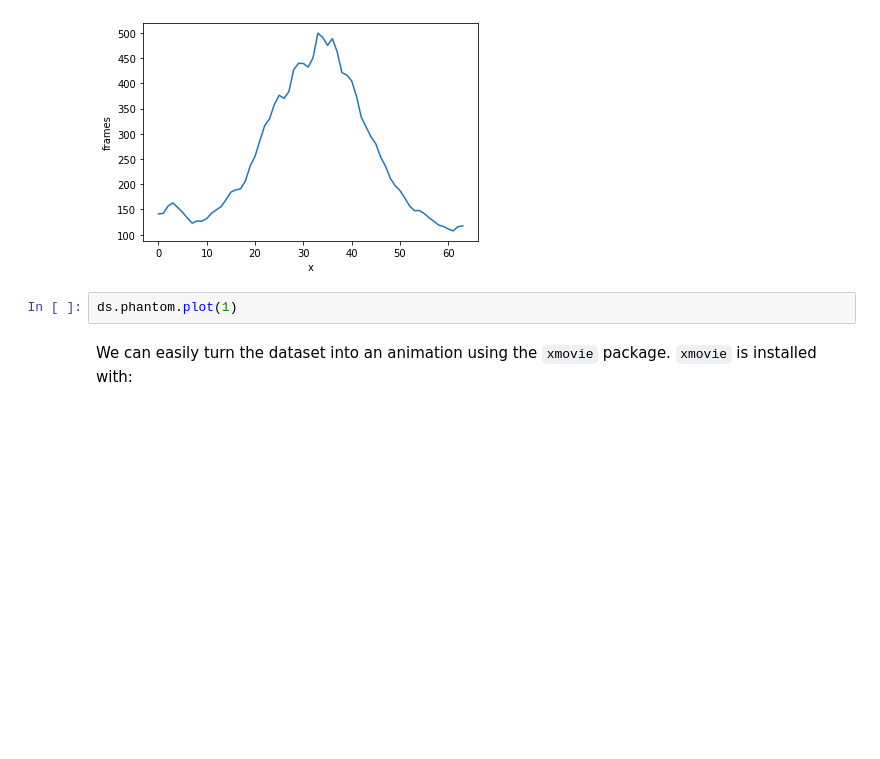
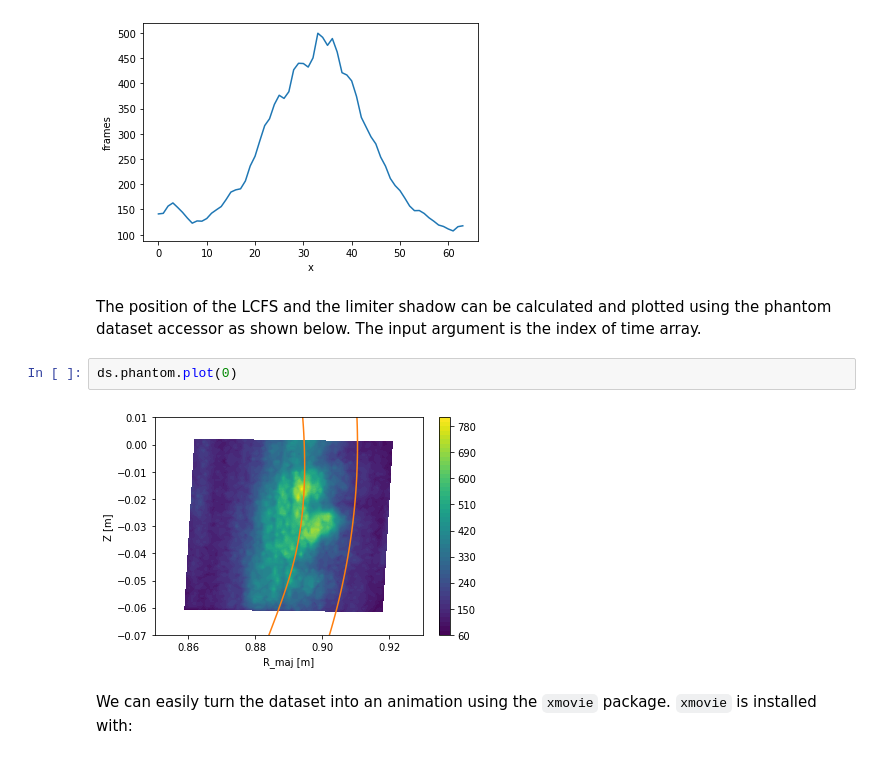
Before and after one commit to sajidah-ahmed/cmod_functions, a Jupyter notebook: guides/working_with_phantom_data.ipynb, the cells around one changed output. Drawn from its saved outputs; the diff is of its cells as text; blank space fills up the shorter version.

Commit message:
add PCFS plot to guide

```diff
--- a/guides/working_with_phantom_data.ipynb
+++ b/guides/working_with_phantom_data.ipynb
@@ -29,8 +29,12 @@ ds['frames'].mean(dim=('time','y')).plot()
 # %% [output]
 [<matplotlib.lines.Line2D at 0x...>]
 [figure]
+# %% [markdown]
+The position of the LCFS and the limiter shadow can be calculated and plotted using the phantom dataset accessor as shown below. The input argument is the index of time array.
 # %%
-ds.phantom.plot(1)
+ds.phantom.plot(0)
+# %% [output]
+[figure, added]
 # %% [markdown]
 We can easily turn the dataset into an animation using the `xmovie` package. `xmovie` is installed with:
 # %%
```
